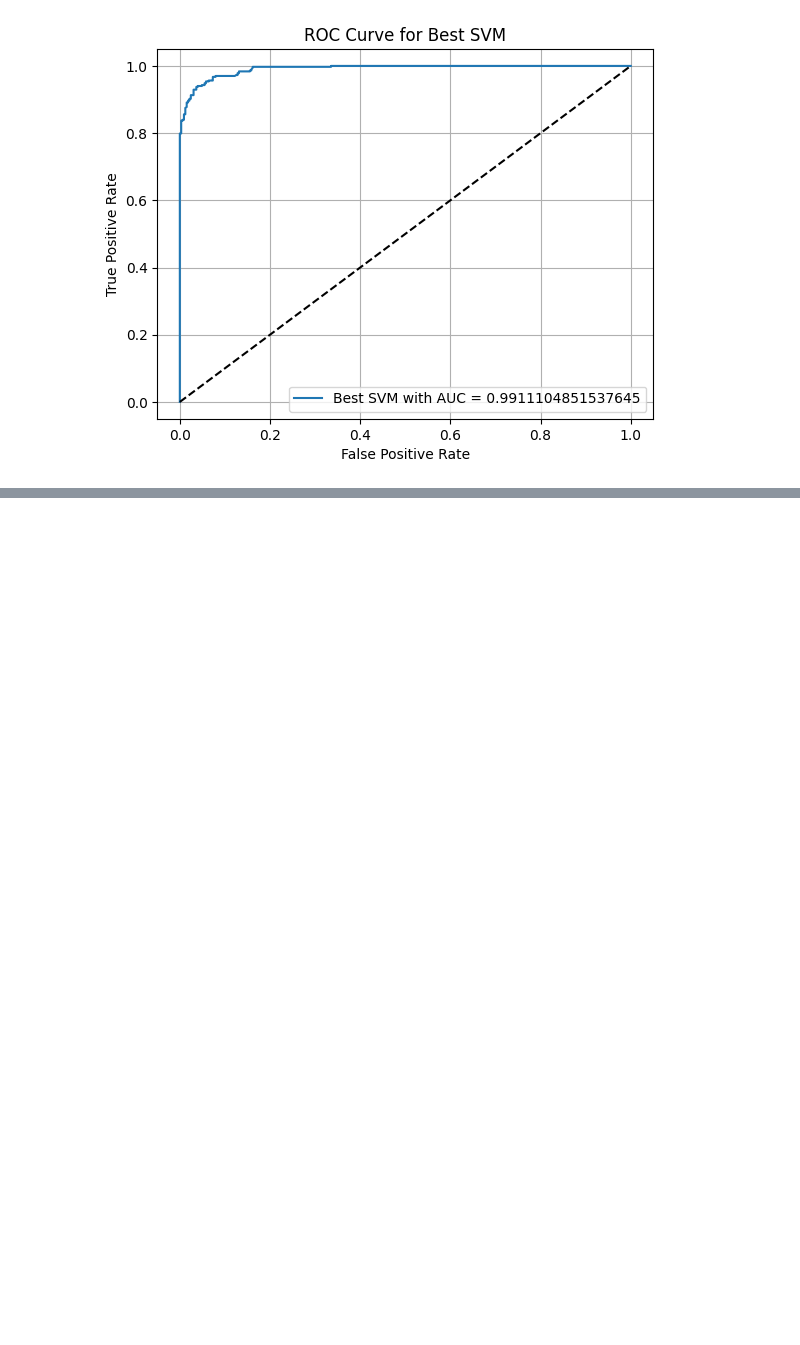
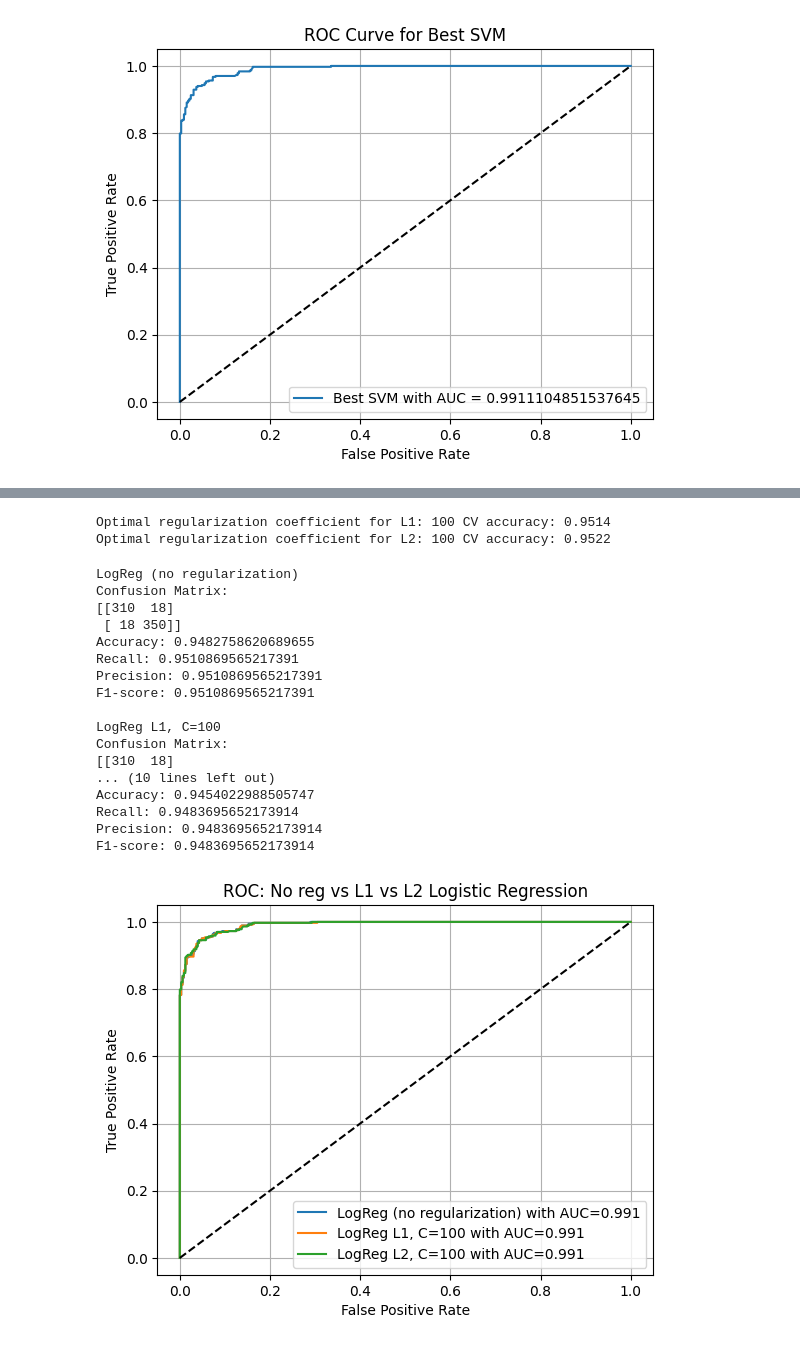
Before and after one commit to joelh11/ECE-219-Project1, a Jupyter notebook: q7_12_project1.ipynb, the cells around one changed output, grey strips where cells are left out. Drawn from its saved outputs; the diff is of its cells as text; code cells hidden in the pictures; blank space fills up the shorter version.

```diff
--- a/q7_12_project1.ipynb
+++ b/q7_12_project1.ipynb
@@ -413,0 +466,71 @@ plt.show()
+# %%
+# 9. b) Find the optimal regularization coefficient
+
+coefficients = [10**k for k in range(-5, 6)]
+
+def find_optimal_regularization_coefficient(penalty_type):
+    best_C = None
+    best_cv_accuracy = -100.0
+
+    for C in coefficients:
+        if penalty_type == "l1":
+            model = LogisticRegression(penalty="l1", C=C, solver="liblinear", max_iter=5000)
+        else:
+            model = LogisticRegression(penalty="l2", C=C, solver="lbfgs", max_iter=5000)
+
+        scores = cross_val_score(model, X_train_lsi_25, y_train, cv=5, scoring="accuracy")
+        avg_score = scores.mean()
+
+        if avg_score > best_cv_accuracy:
+            best_cv_accuracy = avg_score
+            best_C = C
+
+    return best_C, best_cv_accuracy
+
+best_C_l1, best_acc_l1 = find_optimal_regularization_coefficient("l1")
+best_C_l2, best_acc_l2 = find_optimal_regularization_coefficient("l2")
+
+# 9. b) 1.
+print("Optimal regularization coefficient for L1:", best_C_l1, "CV accuracy:", round(best_acc_l1, 4))
+print("Optimal regularization coefficient for L2:", best_C_l2, "CV accuracy:", round(best_acc_l2, 4))
+# %% [output]
+Optimal regularization coefficient for L1: 100 CV accuracy: 0.9514
+Optimal regularization coefficient for L2: 100 CV accuracy: 0.9522
+# %%
+best_l1_logreg = LogisticRegression(penalty="l1", C=best_C_l1, solver="liblinear", max_iter=5000)
+best_l2_logreg = LogisticRegression(penalty="l2", C=best_C_l2, solver="lbfgs", max_iter=5000)
+
+best_l1_logreg.fit(X_train_lsi_25, y_train)
+best_l2_logreg.fit(X_train_lsi_25, y_train)
+
+plt.figure()
+analyze_logistic_classifier(no_regurlarization_logreg,  X_test_lsi_25, y_test, "LogReg (no regularization)")
+analyze_logistic_classifier(best_l1_logreg, X_test_lsi_25, y_test, f"LogReg L1, C={best_C_l1}")
+analyze_logistic_classifier(best_l2_logreg, X_test_lsi_25, y_test, f"LogReg L2, C={best_C_l2}")
+
+plt.plot([0, 1], [0, 1], "k--")
+plt.xlabel("False Positive Rate")
+plt.ylabel("True Positive Rate")
+plt.title("ROC: No reg vs L1 vs L2 Logistic Regression")
+plt.legend()
+plt.grid(True)
+plt.show()
+# %% [output]
+LogReg (no regularization)
+Confusion Matrix:
+[[310  18]
+ [ 18 350]]
+Accuracy: 0.9482758620689655
+Recall: 0.9510869565217391
+Precision: 0.9510869565217391
+F1-score: 0.9510869565217391
+
+LogReg L1, C=100
+Confusion Matrix:
+[[310  18]
+... (10 lines left out)
+Accuracy: 0.9454022988505747
+Recall: 0.9483695652173914
+Precision: 0.9483695652173914
+F1-score: 0.9483695652173914
+[figure, added]
```
Also changed, not shown: parts of 7 cells of this notebook.
